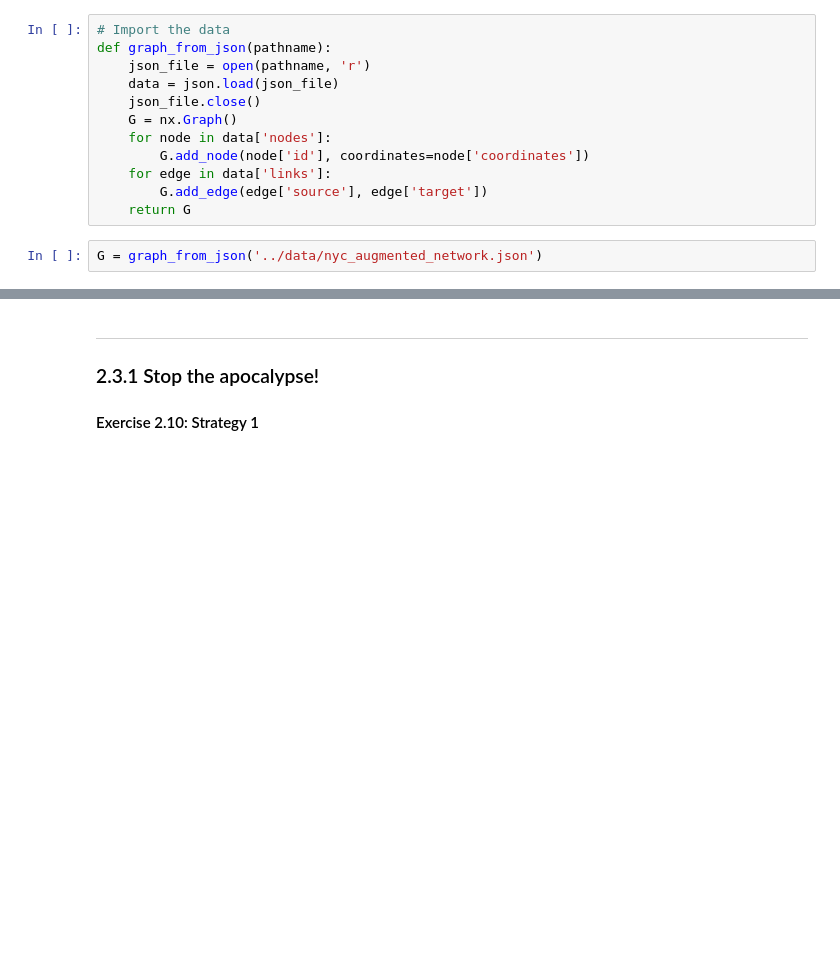
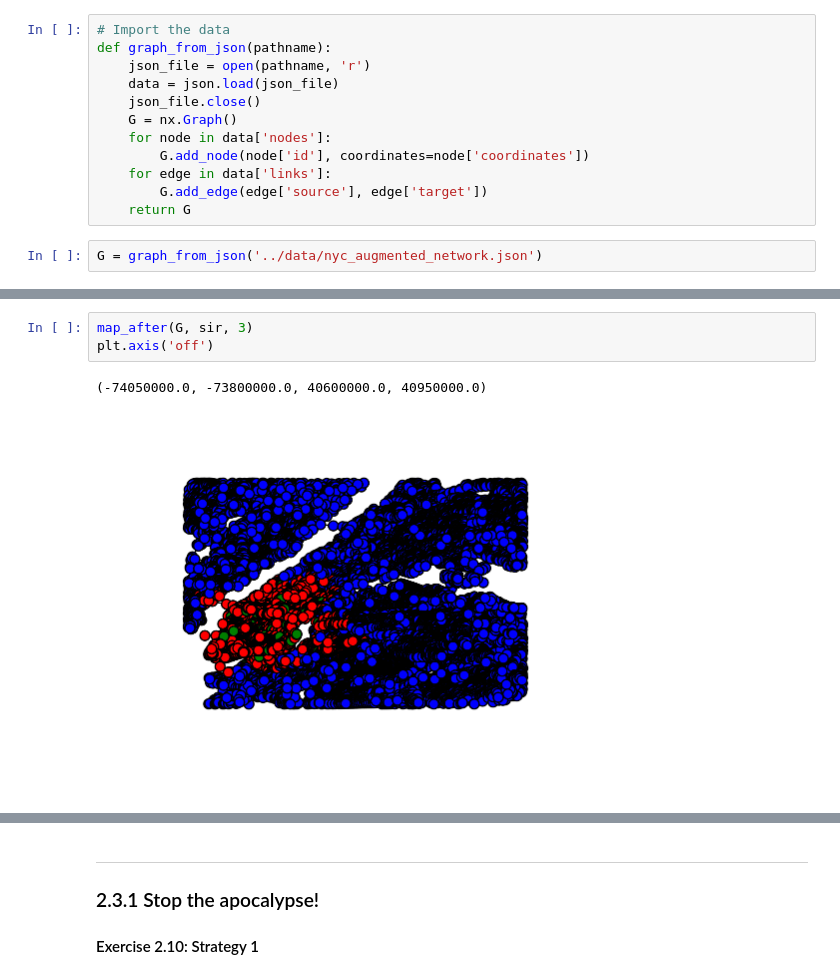
Before and after one commit to jeanbaptistebeau/Internet-Analytics-Notebooks, a Jupyter notebook: lab2/notebooks/ix-lab2-notebook-part3.ipynb, the cells around one changed output, grey strips where cells are left out. Drawn from its saved outputs; the diff is of its cells as text; blank space fills up the shorter version.

```diff
--- a/lab2/notebooks/ix-lab2-notebook-part3.ipynb
+++ b/lab2/notebooks/ix-lab2-notebook-part3.ipynb
@@ -84,0 +119,6 @@ plt.plot(recovered_by_day, 'b') # Is the blue graph correct?
+# %%
+map_after(G, sir, 3)
+plt.axis('off')
+# %% [output]
+(-74050000.0, -73800000.0, 40600000.0, 40950000.0)
+[figure, added]
```
Also changed, not shown: parts of 20 cells of this notebook.
